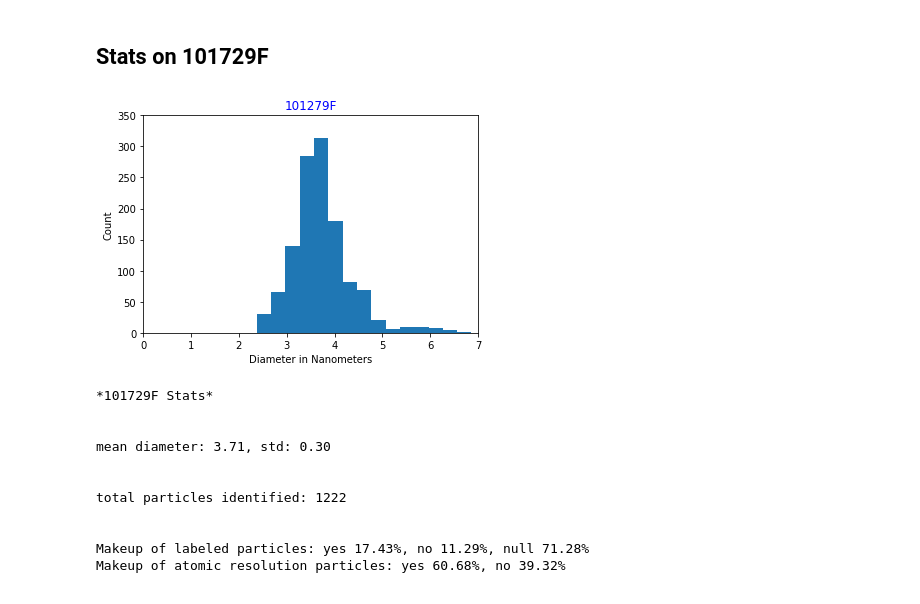
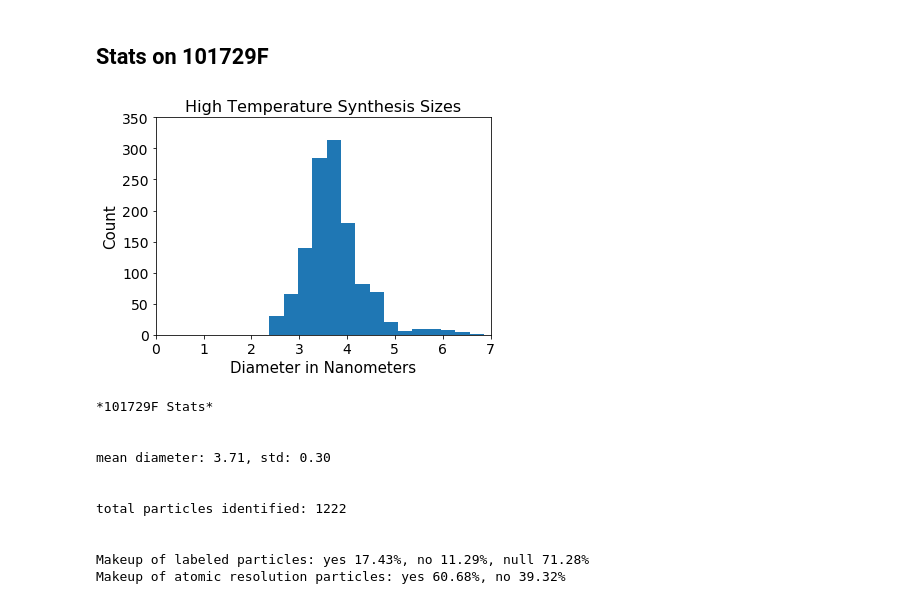
Before and after one commit to sbarton272/particleRecognition, a Jupyter notebook: image_processing/particle_stats.ipynb, the cells around one changed output. Cells and saved outputs as stored; diff of their text form; code cells hidden in the pictures.

```diff
--- a/image_processing/particle_stats.ipynb
+++ b/image_processing/particle_stats.ipynb
@@ -9,6 +9,6 @@ import os
 from pathlib import Path
 from scipy.stats import skew, skewtest
 # %%
-data_dir = '/Users/cgroschner/Box Sync/Research/HR-TEM/particleRecognition/*'
+data_dir = '/Users/kategroschner/Box Sync/Research/HR-TEM/particleRecognition/*'
 # %%
 data_files = glob(data_dir)
@@ -119,13 +125,15 @@ SkewtestResult(statistic=9.5798966202987987, pvalue=9.7142121282675706e-22)
 ## Stats on 101729F
 # %%
 _ = plt.hist(np.multiply(size_dict['101729F'],0.033*2),bins =15)
-_ = plt.title('101279F', color = 'b')
-_ = plt.xlabel('Diameter in Nanometers')
-_ = plt.ylabel('Count')
+_= plt.title('High Temperature Synthesis Sizes', fontsize=16)
+_ = plt.xlabel('Diameter in Nanometers', fontsize = 15)
+ax = plt.gca()
+ax.tick_params(axis = 'both',labelsize=14)
+_ = plt.ylabel('Count', fontsize = 15)
 _ = plt.ylim([0,350])
 _ = plt.xlim([0,7])
 # %% [output]
-[figure, old version]
+[figure, new version]
 # %%
 print('*101729F Stats*')
 print('\n')
```
Also changed, not shown: parts of 29 cells of this notebook, 4 other files.
